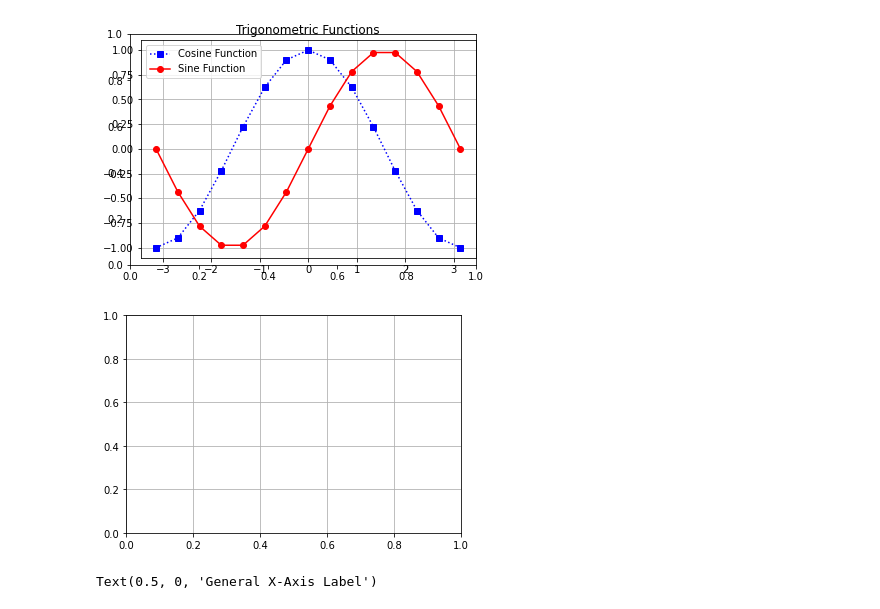
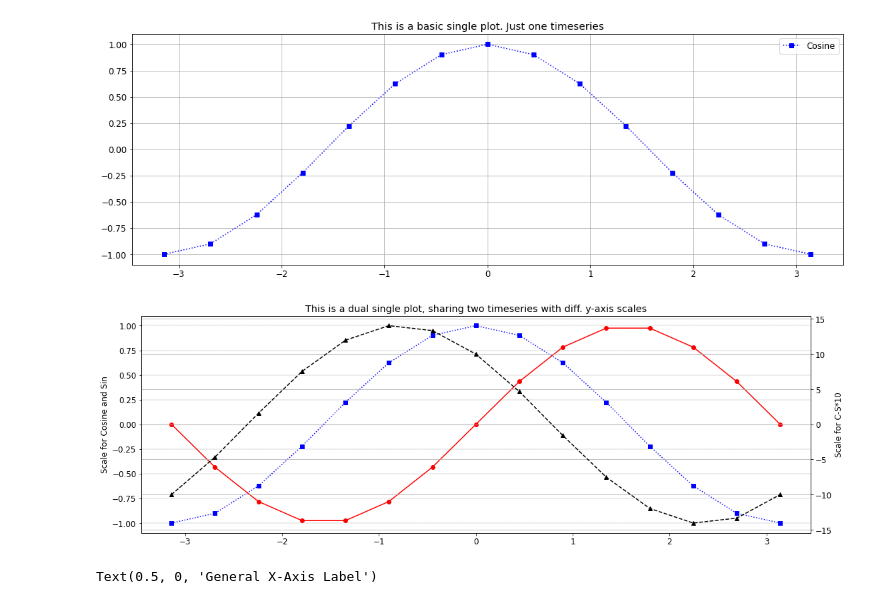
Before and after one commit to swordfish81/gen_codes, a Jupyter notebook: matplotlib_charts.ipynb, the cells around one changed output. Drawn from its saved outputs; the diff is of its cells as text; code cells hidden in the pictures.

```diff
--- a/matplotlib_charts.ipynb
+++ b/matplotlib_charts.ipynb
@@ -1,5 +3,7 @@
 # %%
+## Import packages. Define basic chart specs globally
 import matplotlib.pyplot as plt
 import numpy as np
 plt.rcParams['figure.figsize'] = (18, 6)
 plt.rcParams['font.size'] = '12'
+plt.rcParams['hist.bins'] = '10'
@@ -34,31 +42,45 @@ print(T)
-# %%
-# [left, bottom, width, height]
-bx = plt.axes([0.1, 0.1, 0.8, 0.8])
-ax = plt.axes()
-
-# 'bs:' mentions blue color, square
-# marker with dotted line.
-ax1 = ax.plot(X, C, 'bs:')
-
-#'ro-' mentions red color, circle
-# marker with solid line.
-ax2 = ax.plot(X, S, 'ro-')
-
-ax.legend(labels = ('Cosine Function', 'Sine Function'), loc = 'upper left')
-
-ax.set_title("Trigonometric Functions")
-plt.grid(axis='both')
-plt.show()
-
-ax3 = bx.plot(X, T, 'k:^')
-bx.legend(labels = ('Theta Function'), loc = 'upper left')
-
-bx.set_title("TNew Functions")
-plt.grid(axis='both')
-plt.show()
-# %% [output]
-[figure, removed]
-[figure, removed]
+# %%
+## Plot axis
+ax = plt.axes()
+
+# 'bs:' mentions blue color, square
+# marker with dotted line.
+ax1 = ax.plot(X, C, 'bs:', label='Cosine')
+
+## Add some chart formating. Grid, legend, title
+ax.set_title("This is a basic single plot. Just one timeseries")
+plt.grid(axis='both')
+plt.legend()
+plt.show()
+# %% [output]
+[figure, added]
+# %%
+## Make main axis
+ax = plt.axes()
+
+# 'bs:' mentions blue color, square
+# marker with dotted line.
+ax1 = ax.plot(X, C, 'bs:', label='Cosine')
+ax2 = ax.plot(X, S, 'ro-', label='Sin')
+
+# Create new invisible x-axis from previous
+bx=ax.twinx()
+
+# Call new timeseries
+ax3 = bx.plot(X, CS*10, 'k--^', label='Diff of C, S *10')
+
+# Label the two diff. y-scales
+ax.set_ylabel('Scale for Cosine and Sin')
+bx.set_ylabel('Scale for C-S*10')
+ax.grid(axis='y', color='k', linestyle='--', linewidth=0.2)
+bx.grid(axis='both')
+# Add some chart formating. Grid, legend, title
+ax.set_title("This is a dual single plot, sharing two timeseries with diff. y-axis scales")
+
+#plt.legend()
+plt.show()
+# %% [output]
+[figure, added]
 # %%
 ## Two independent charts, stacked side by side, not sharing any axes
 fig, ax = plt.subplots(1, 2)
```
Also changed, not shown: parts of 4 cells of this notebook.
